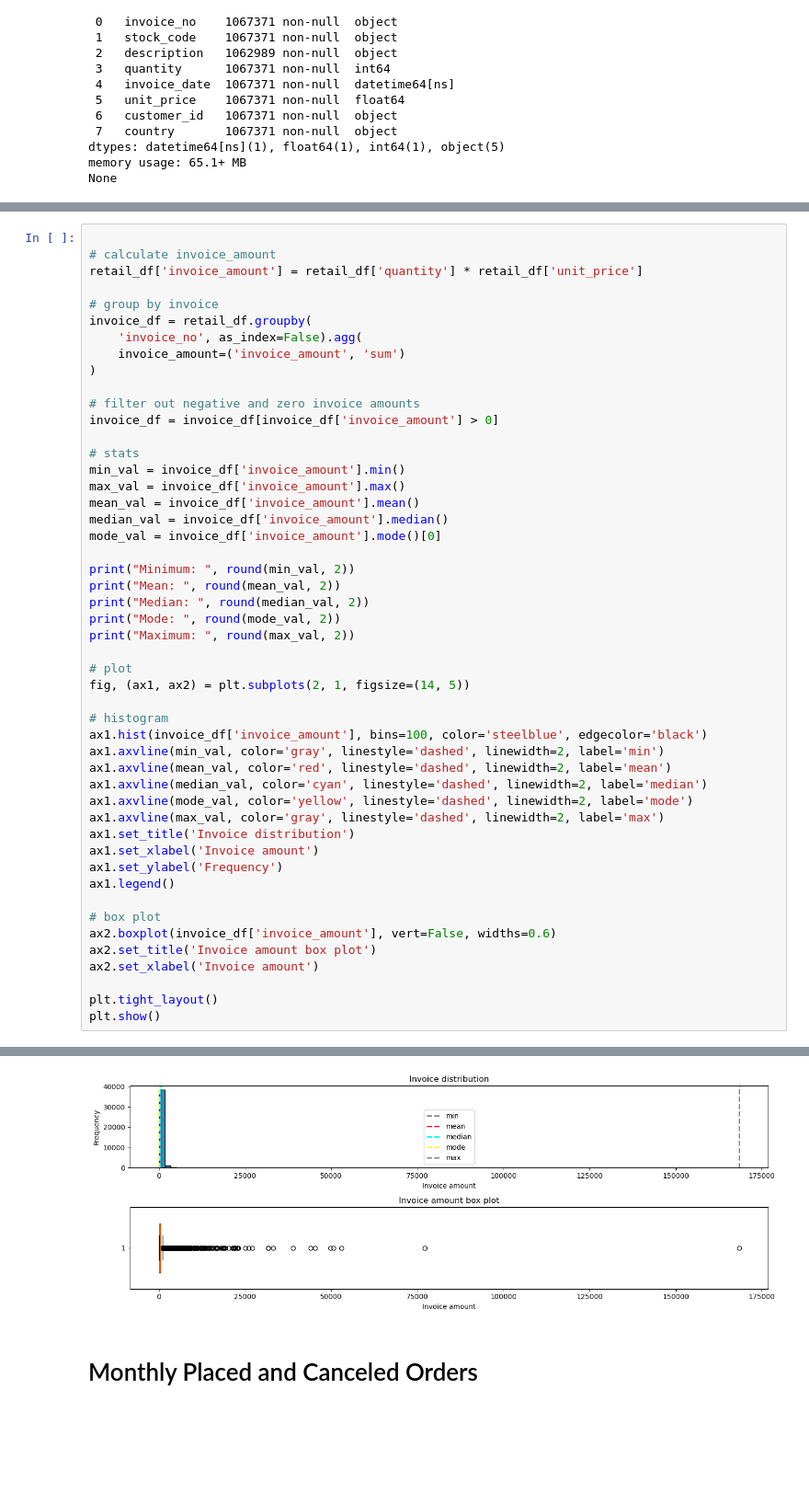
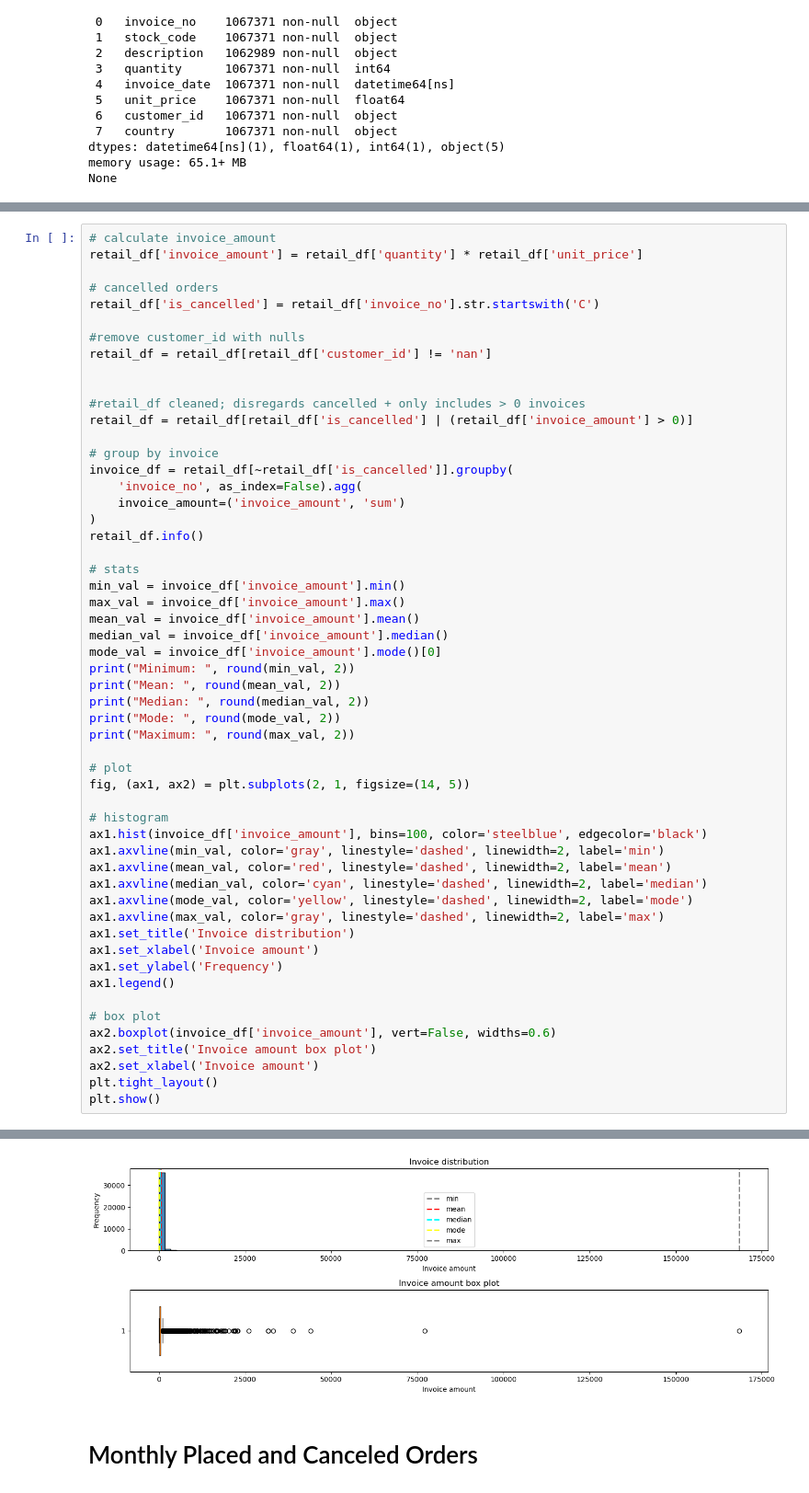
Before and after one commit to jarviscanada/jarvis_data_eng_WilsonVuu, a Jupyter notebook: python_data_analytics/python_data_wrangling/retail_data_analytics_wrangling.ipynb, the cells around one changed output, grey strips where cells are left out. Shown at 92% size. Drawn from its saved outputs; the diff is of its cells as text; blank space fills up the shorter version.

```diff
--- a/python_data_analytics/python_data_wrangling/retail_data_analytics_wrangling.ipynb
+++ b/python_data_analytics/python_data_wrangling/retail_data_analytics_wrangling.ipynb
@@ -89,16 +87,23 @@ None
 # %%
-
 # calculate invoice_amount
 retail_df['invoice_amount'] = retail_df['quantity'] * retail_df['unit_price']
 
+# cancelled orders
+retail_df['is_cancelled'] = retail_df['invoice_no'].str.startswith('C')
+
+#remove customer_id with nulls
+retail_df = retail_df[retail_df['customer_id'] != 'nan']
+
+
+#retail_df cleaned; disregards cancelled + only includes > 0 invoices
+retail_df = retail_df[retail_df['is_cancelled'] | (retail_df['invoice_amount'] > 0)]
+
 # group by invoice
-invoice_df = retail_df.groupby(
+invoice_df = retail_df[~retail_df['is_cancelled']].groupby(
     'invoice_no', as_index=False).agg(
     invoice_amount=('invoice_amount', 'sum')
 )
-
-# filter out negative and zero invoice amounts
-invoice_df = invoice_df[invoice_df['invoice_amount'] > 0]
+retail_df.info()
 
 # stats
 min_val = invoice_df['invoice_amount'].min()
@@ -106,7 +111,6 @@ max_val = invoice_df['invoice_amount'].max()
 mean_val = invoice_df['invoice_amount'].mean()
 median_val = invoice_df['invoice_amount'].median()
 mode_val = invoice_df['invoice_amount'].mode()[0]
-
 print("Minimum: ", round(min_val, 2))
 print("Mean: ", round(mean_val, 2))
 print("Median: ", round(median_val, 2))
@@ -132,7 +136,6 @@ ax1.legend()
 ax2.boxplot(invoice_df['invoice_amount'], vert=False, widths=0.6)
 ax2.set_title('Invoice amount box plot')
 ax2.set_xlabel('Invoice amount')
-
 plt.tight_layout()
 plt.show()
 # %% [output]
@@ -142,6 +157,6 @@ Median:  304.31
 Mode:  15.0
 Maximum:  168469.6
-[figure, old version]
+[figure, new version]
 # %% [markdown]
 # Monthly Placed and Canceled Orders
 # %%
```
Also changed, not shown: parts of 37 cells of this notebook.
